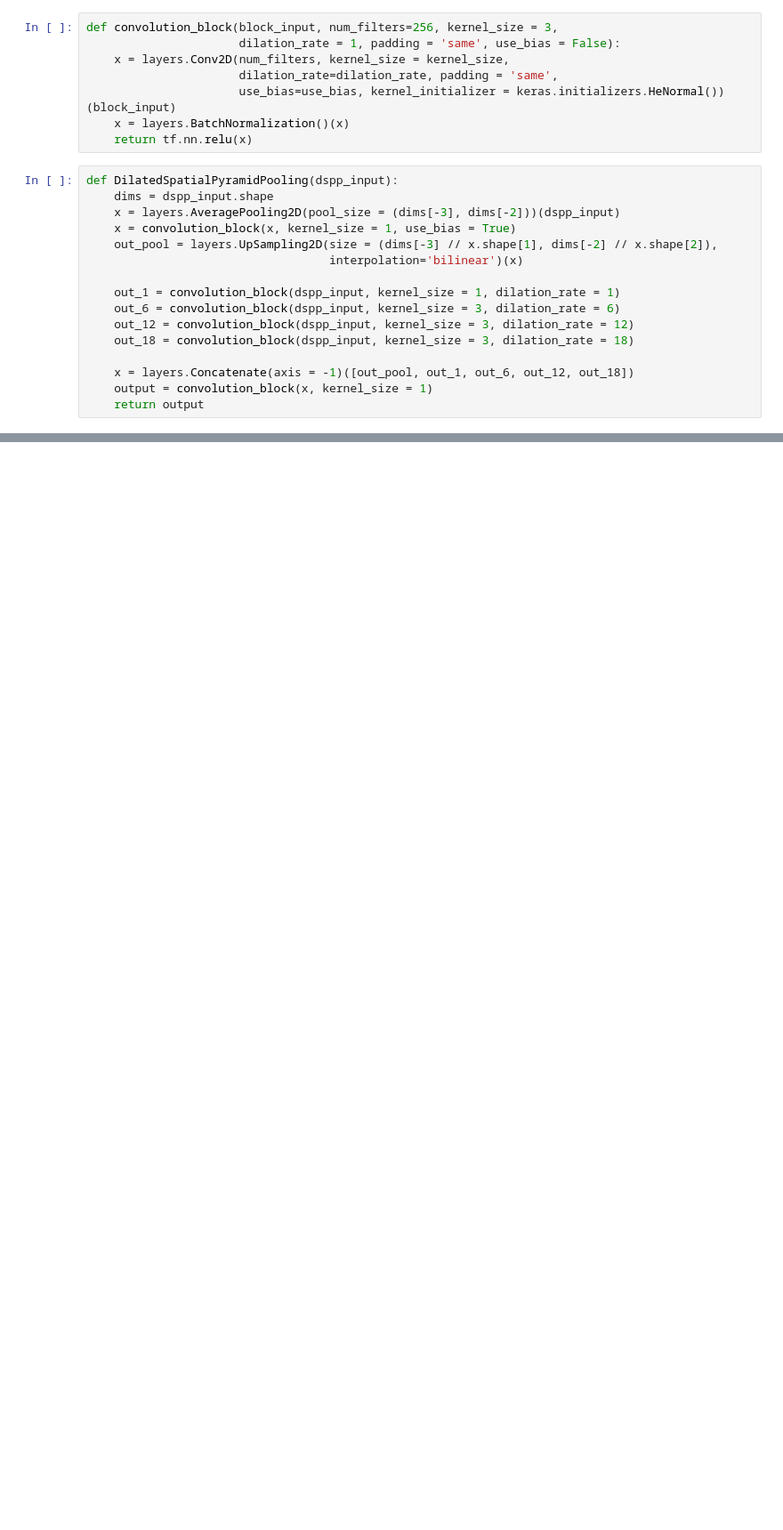
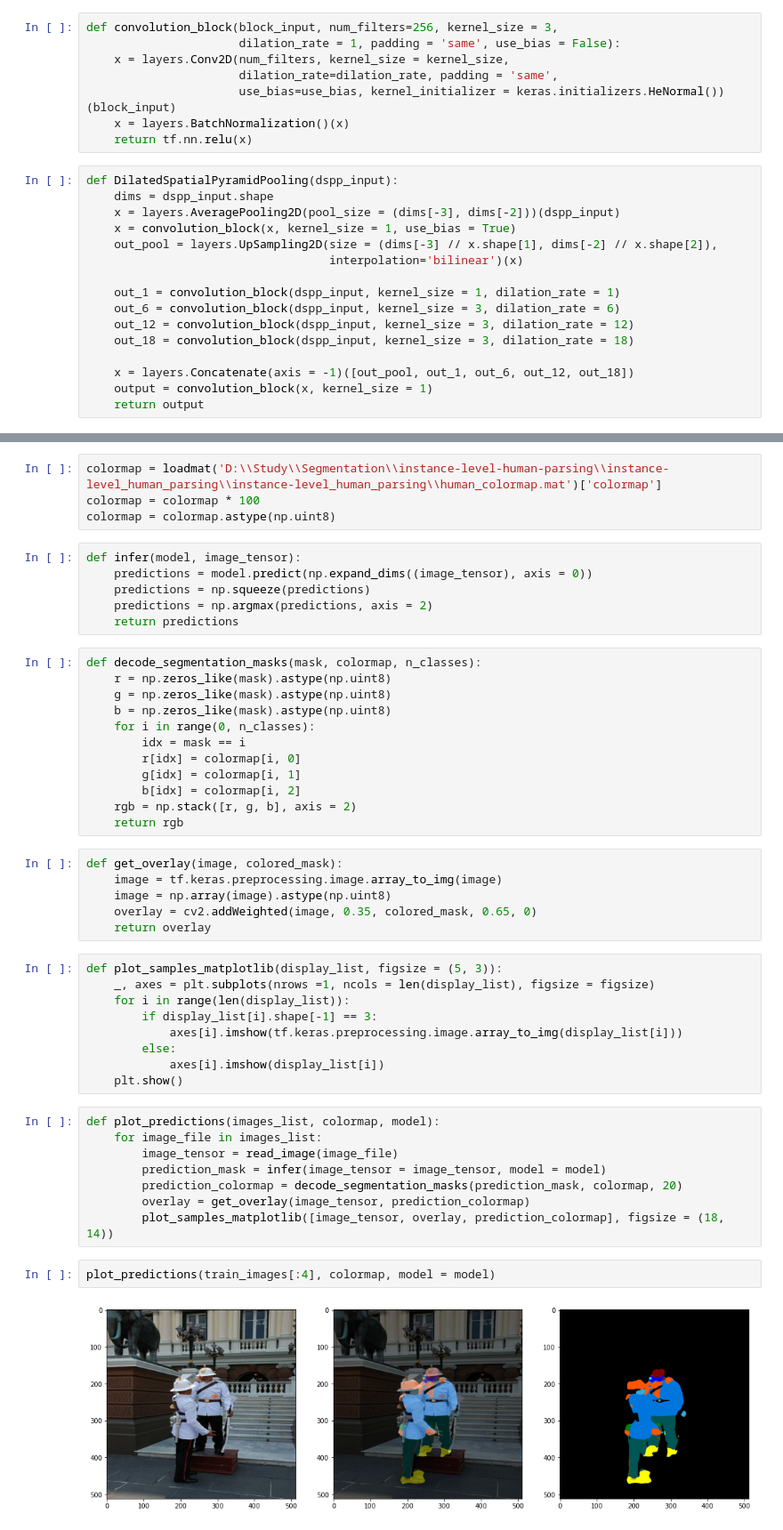
Before and after one commit to dmsxkr2004/Study, a Jupyter notebook: segmentation_2/deeplabv3.ipynb, the cells around one changed output, grey strips where cells are left out. Shown at 89% size. Cells and saved outputs as stored; diff of their text form; blank space fills up the shorter version.

```diff
--- a/segmentation_2/deeplabv3.ipynb
+++ b/segmentation_2/deeplabv3.ipynb
@@ -138,0 +180,49 @@ ResourceExhaustedError:  OOM when allocating tensor with shape[4,256,512,512] an
+# %%
+colormap = loadmat('D:\\Study\\Segmentation\\instance-level-human-parsing\\instance-level_human_parsing\\instance-level_human_parsing\\human_colormap.mat')['colormap']
+colormap = colormap * 100
+colormap = colormap.astype(np.uint8)
+# %%
+def infer(model, image_tensor):
+    predictions = model.predict(np.expand_dims((image_tensor), axis = 0))
+    predictions = np.squeeze(predictions)
+    predictions = np.argmax(predictions, axis = 2)
+    return predictions
+# %%
+def decode_segmentation_masks(mask, colormap, n_classes):
+    r = np.zeros_like(mask).astype(np.uint8)
+    g = np.zeros_like(mask).astype(np.uint8)
+    b = np.zeros_like(mask).astype(np.uint8)
+    for i in range(0, n_classes):
+        idx = mask == i
+        r[idx] = colormap[i, 0]
+        g[idx] = colormap[i, 1]
+        b[idx] = colormap[i, 2]
+    rgb = np.stack([r, g, b], axis = 2)
+    return rgb
+# %%
+def get_overlay(image, colored_mask):
+    image = tf.keras.preprocessing.image.array_to_img(image)
+    image = np.array(image).astype(np.uint8)
+    overlay = cv2.addWeighted(image, 0.35, colored_mask, 0.65, 0)
+    return overlay
+# %%
+def plot_samples_matplotlib(display_list, figsize = (5, 3)):
+    _, axes = plt.subplots(nrows =1, ncols = len(display_list), figsize = figsize)
+    for i in range(len(display_list)):
+        if display_list[i].shape[-1] == 3:
+            axes[i].imshow(tf.keras.preprocessing.image.array_to_img(display_list[i]))
+        else:
+            axes[i].imshow(display_list[i])
+    plt.show()
+# %%
+def plot_predictions(images_list, colormap, model):
+    for image_file in images_list:
+        image_tensor = read_image(image_file)
+        prediction_mask = infer(image_tensor = image_tensor, model = model)
+        prediction_colormap = decode_segmentation_masks(prediction_mask, colormap, 20)
+        overlay = get_overlay(image_tensor, prediction_colormap)
+        plot_samples_matplotlib([image_tensor, overlay, prediction_colormap], figsize = (18, 14))
+# %%
+plot_predictions(train_images[:4], colormap, model = model)
+# %% [output]
+[figure, added]
```
Also changed, not shown: parts of 7 cells of this notebook.
